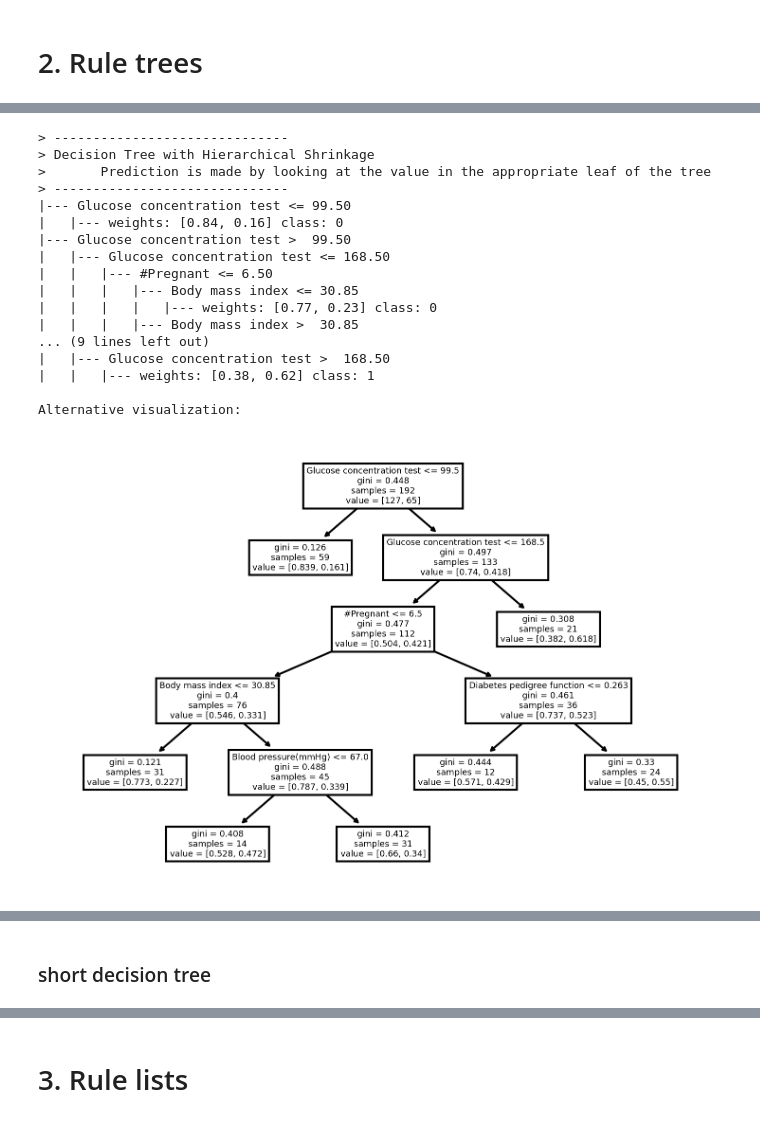
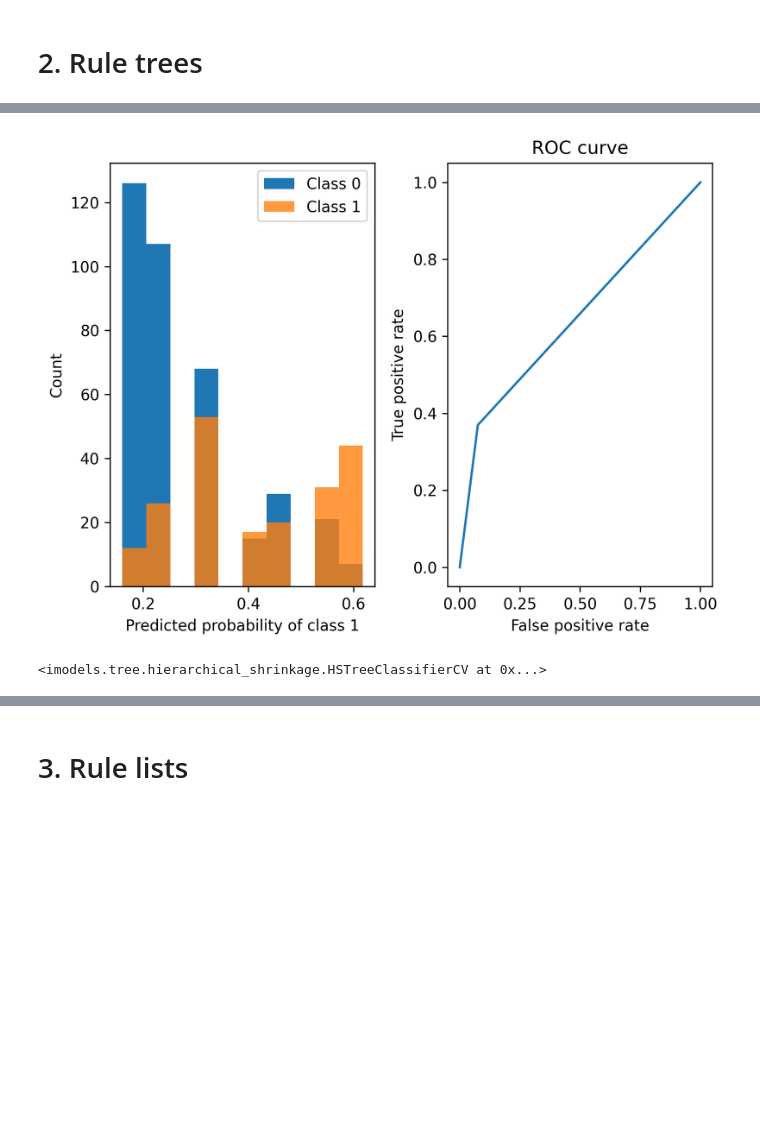
Before and after one commit to csinva/imodels, a Jupyter notebook: notebooks/imodels_demo.ipynb, the cells around one changed output, grey strips where cells are left out. Cells and saved outputs as stored; diff of their text form; code cells hidden in the pictures; blank space fills up the shorter version.

```diff
--- a/notebooks/imodels_demo.ipynb
+++ b/notebooks/imodels_demo.ipynb
@@ -161,35 +124,14 @@ Alternative visualization:
 # %%
 # specify a decision tree with a maximum depth
 dt = HSTreeClassifierCV(max_leaf_nodes=7)
 dt.fit(X_train, y_train, feature_names=feat_names)
 
 # calculate mse on the training data
 probs = dt.predict_proba(X_test)
 # print(f'test mse: {np.mean(np.square(preds-y)):0.2f}')
-print(dt)
+demo_helper.viz_classification_preds(probs, y_test)
 
-print('Alternative visualization:')
-plot_tree(dt.estimator_, feature_names=feat_names)
-# plt.savefig('tree.pdf')
-plt.show()
-
-demo_helper.viz_classification_preds(probs, y_test)
+dt
 # %% [output]
+[figure, new version]
-> ------------------------------
-> Decision Tree with Hierarchical Shrinkage
->       Prediction is made by looking at the value in the appropriate leaf of the tree
-> ------------------------------
-|--- Glucose concentration test <= 99.50
-|   |--- weights: [0.84, 0.16] class: 0
-|--- Glucose concentration test >  99.50
-|   |--- Glucose concentration test <= 168.50
-|   |   |--- #Pregnant <= 6.50
-|   |   |   |--- Body mass index <= 30.85
-|   |   |   |   |--- weights: [0.77, 0.23] class: 0
-|   |   |   |--- Body mass index >  30.85
-... (9 lines left out)
-|   |--- Glucose concentration test >  168.50
-|   |   |--- weights: [0.38, 0.62] class: 1
-
-Alternative visualization:
+<imodels.tree.hierarchical_shrinkage.HSTreeClassifierCV at 0x...>
-[figure, old version]
@@ -197,2 +137,0 @@ Alternative visualization:
-# %% [markdown]
-### short decision tree
```
Also changed, not shown: parts of 18 cells of this notebook, 1 other file.
